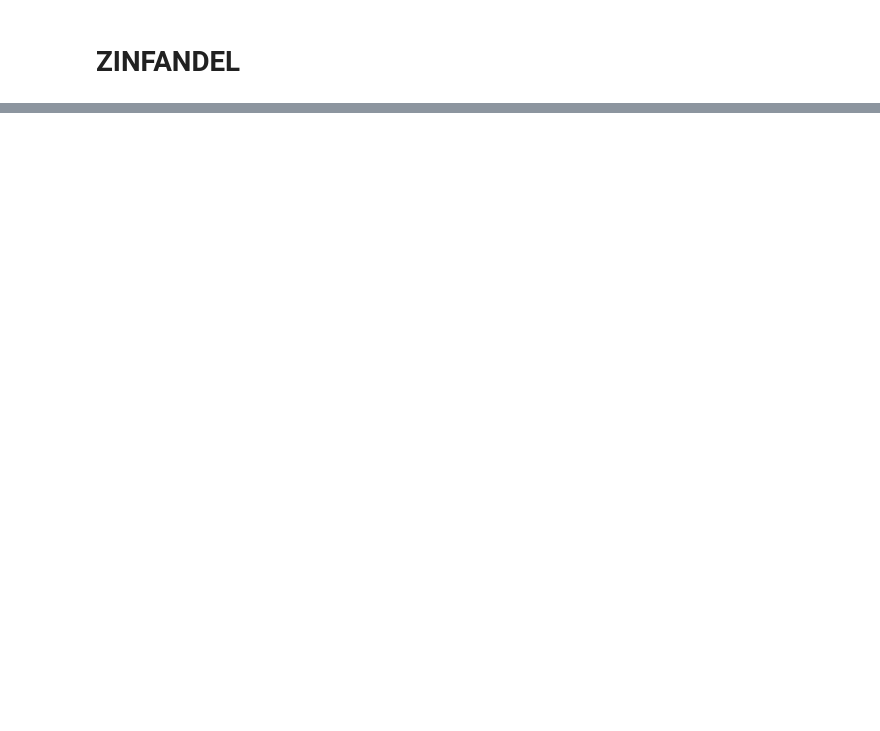
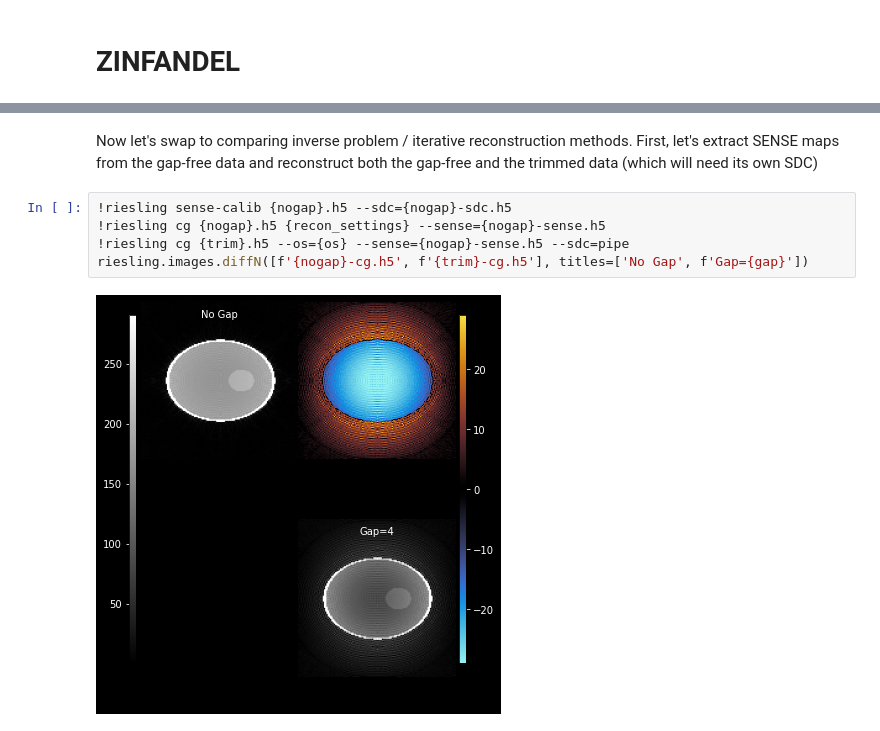
Before and after one commit to spinicist/old-riesling-examples, a Jupyter notebook: zinfandel.ipynb, the cells around one changed output, grey strips where cells are left out. Saved outputs shown, nothing was run; the diff lists cells and outputs as text; blank space fills up the shorter version.

```diff
--- a/zinfandel.ipynb
+++ b/zinfandel.ipynb
@@ -83,0 +55,9 @@ display(riesling.plots.kspace(f'{trimmed}-cg-pad-sense-nufft.h5', title='cgSENSE
+# %% [markdown]
+Now let's swap to comparing inverse problem / iterative reconstruction methods. First, let's extract SENSE maps from the gap-free data and reconstruct both the gap-free and the trimmed data (which will need its own SDC)
+# %%
+!riesling sense-calib {nogap}.h5 --sdc={nogap}-sdc.h5
+!riesling cg {nogap}.h5 {recon_settings} --sense={nogap}-sense.h5
+!riesling cg {trim}.h5 --os={os} --sense={nogap}-sense.h5 --sdc=pipe
+riesling.images.diffN([f'{nogap}-cg.h5', f'{trim}-cg.h5'], titles=['No Gap', f'Gap={gap}'])
+# %% [output]
+[figure, added]
```
Also changed, not shown: parts of 21 cells of this notebook.
